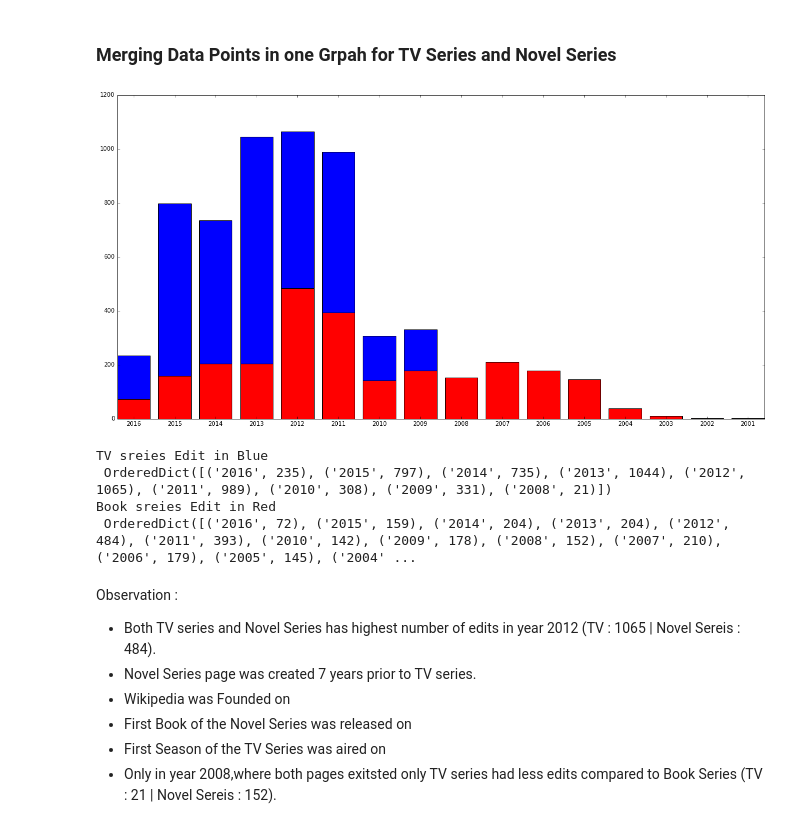
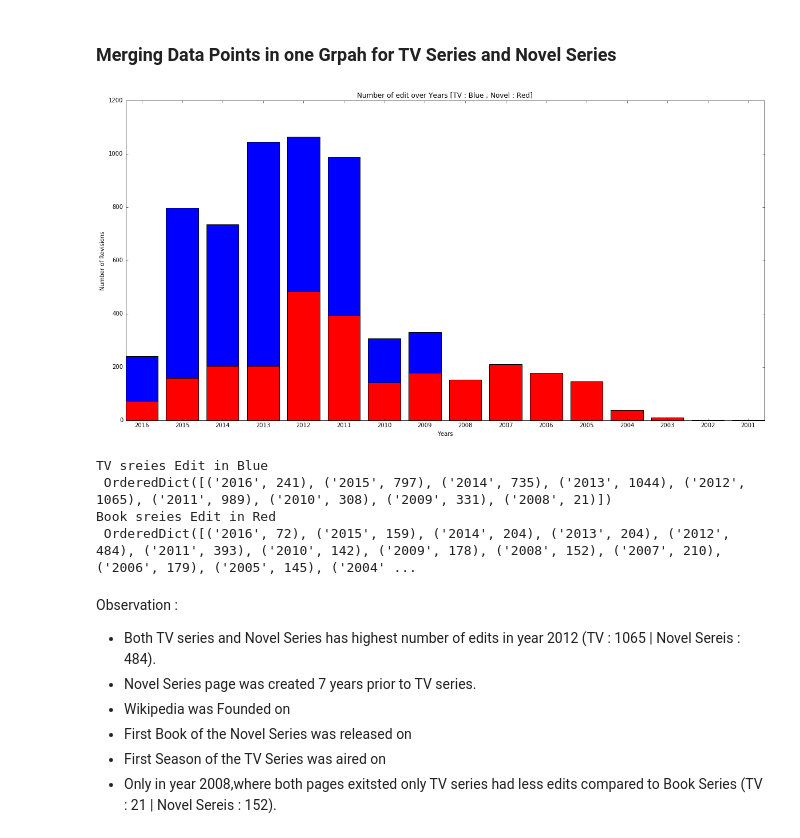
Before and after one commit to abhishekanand/DS4UX, a Jupyter notebook: final/Project.ipynb, the cells around one changed output. Cells and saved outputs as stored; diff of their text form; code cells hidden in the pictures.

```diff
--- a/final/Project.ipynb
+++ b/final/Project.ipynb
@@ -434,19 +434,26 @@ Above graph titled *Number of edit over Years Novel Series* contians  totla numb
 # %%
 plt.bar(range(len(odtvyears)), odtvyears.values(), align='center')
 plt.xticks(range(len(odtvyears)), odtvyears.keys())
 
 plt.bar(range(len(odbookyears)), odbookyears.values(), align='center', color ='red')
 plt.xticks(range(len(odbookyears)),odbookyears.keys() )
 
+#labels
+plt.xlabel("Years")
+plt.ylabel("Number of Revisions")
+
+#title
+plt.title("Number of edit over Years [TV : Blue ; Novel : Red]")
+
 
 
 plt.show()
 print("TV sreies Edit in Blue \n",odtvyears)
 print("Book sreies Edit in Red \n",odbookyears)
 # %% [output]
-[figure, old version]
+[figure, new version]
 TV sreies Edit in Blue
- OrderedDict([('2016', 235), ('2015', 797), ('2014', 735), ('2013', 1044), ('2012', 1065), ('2011', 989), ('2010', 308), ('2009', 331), ('2008', 21)])
+ OrderedDict([('2016', 241), ('2015', 797), ('2014', 735), ('2013', 1044), ('2012', 1065), ('2011', 989), ('2010', 308), ('2009', 331), ('2008', 21)])
 Book sreies Edit in Red
  OrderedDict([('2016', 72), ('2015', 159), ('2014', 204), ('2013', 204), ('2012', 484), ('2011', 393), ('2010', 142), ('2009', 178), ('2008', 152), ('2007', 210), ('2006', 179), ('2005', 145), ('2004' ...
 # %% [markdown]
```
Also changed, not shown: parts of 18 cells of this notebook, 4 other files.
